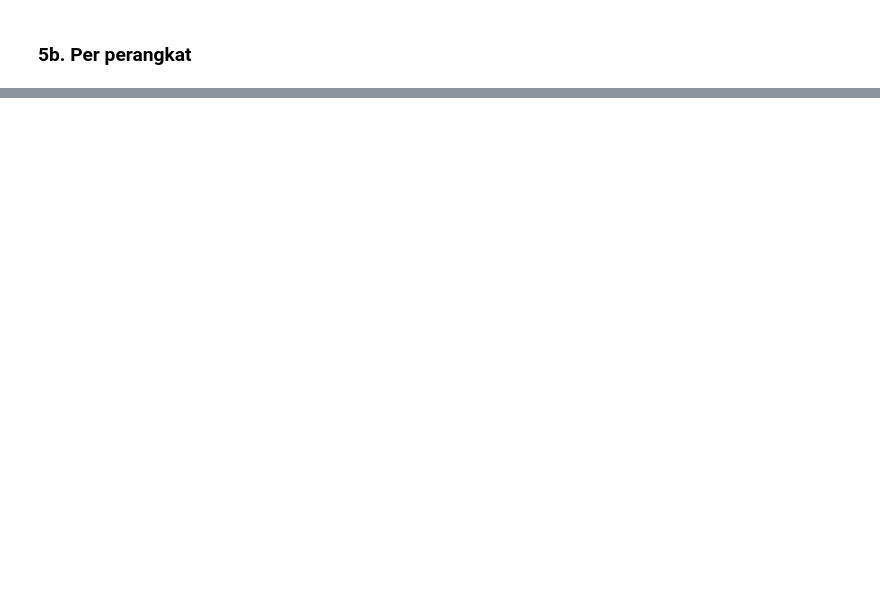
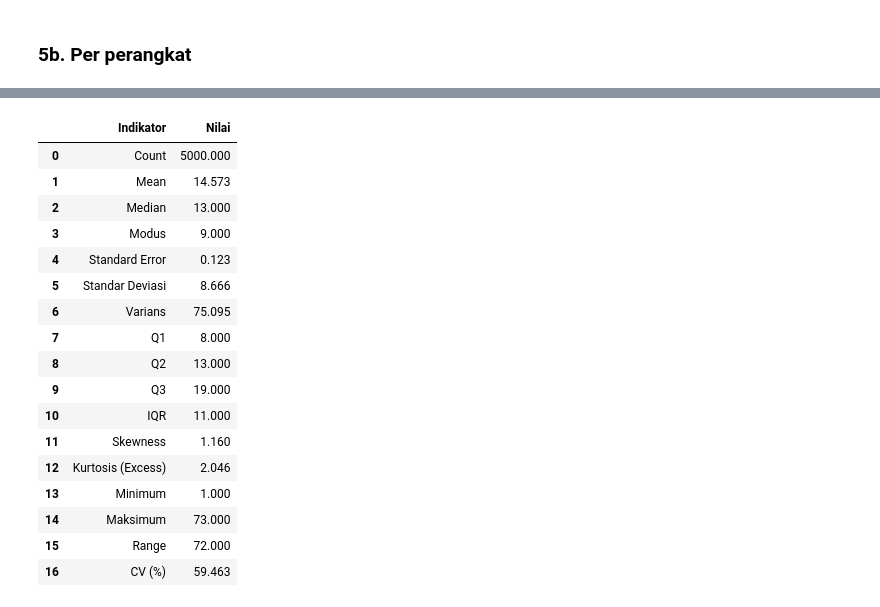
Before and after one commit to Liebert27/DescriptiveStatisticsEcommerce, a Jupyter notebook: StatistikaProject.ipynb, the cells around one changed output, grey strips where cells are left out. Drawn from its saved outputs; the diff is of its cells as text; code cells hidden in the pictures; blank space fills up the shorter version.

```diff
--- a/StatistikaProject.ipynb
+++ b/StatistikaProject.ipynb
@@ -236,0 +413,43 @@ plt.show()
+# %%
+# Tabel statistik deskriptif lengkap untuk laporan
+kol = "Session_Duration_Minutes"
+dt = df_clean[kol]
+q1, q2, q3 = dt.quantile([0.25, 0.50, 0.75])
+modes = dt.mode()
+
+tabel_statistik_lengkap = pd.DataFrame({
+    "Indikator": [
+        "Count", "Mean", "Median", "Modus", "Standard Error",
+        "Standar Deviasi", "Varians", "Q1", "Q2", "Q3", "IQR",
+        "Skewness", "Kurtosis (Excess)", "Minimum", "Maksimum",
+        "Range", "CV (%)"
+    ],
+    "Nilai": [
+        dt.count(), dt.mean(), dt.median(),
+        modes.iloc[0] if not modes.empty else np.nan,
+        dt.sem(), dt.std(), dt.var(), q1, q2, q3, q3-q1,
+        dt.skew(), dt.kurt(), dt.min(), dt.max(),
+        dt.max()-dt.min(), (dt.std()/dt.mean())*100
+    ]
+})
+tabel_statistik_lengkap["Nilai"] = tabel_statistik_lengkap["Nilai"].round(3)
+display(tabel_statistik_lengkap)
+# %% [output]
+|  | Indikator | Nilai |
+| 0 | Count | 5000.000 |
+| 1 | Mean | 14.573 |
+| 2 | Median | 13.000 |
+| 3 | Modus | 9.000 |
+| 4 | Standard Error | 0.123 |
+| 5 | Standar Deviasi | 8.666 |
+| 6 | Varians | 75.095 |
+| 7 | Q1 | 8.000 |
+| 8 | Q2 | 13.000 |
+| 9 | Q3 | 19.000 |
+| 10 | IQR | 11.000 |
+| 11 | Skewness | 1.160 |
+| 12 | Kurtosis (Excess) | 2.046 |
+| 13 | Minimum | 1.000 |
+| 14 | Maksimum | 73.000 |
+| 15 | Range | 72.000 |
+| 16 | CV (%) | 59.463 |
```
Also changed, not shown: parts of 28 cells of this notebook.
